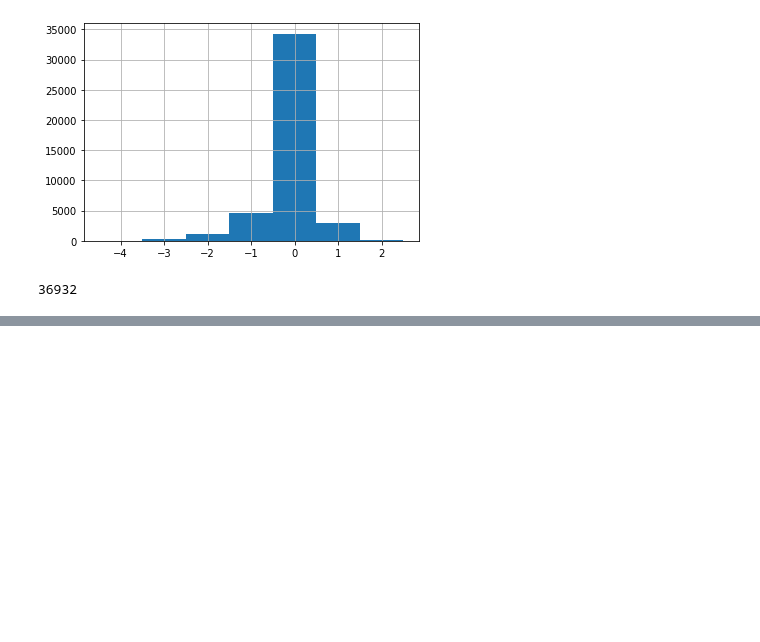
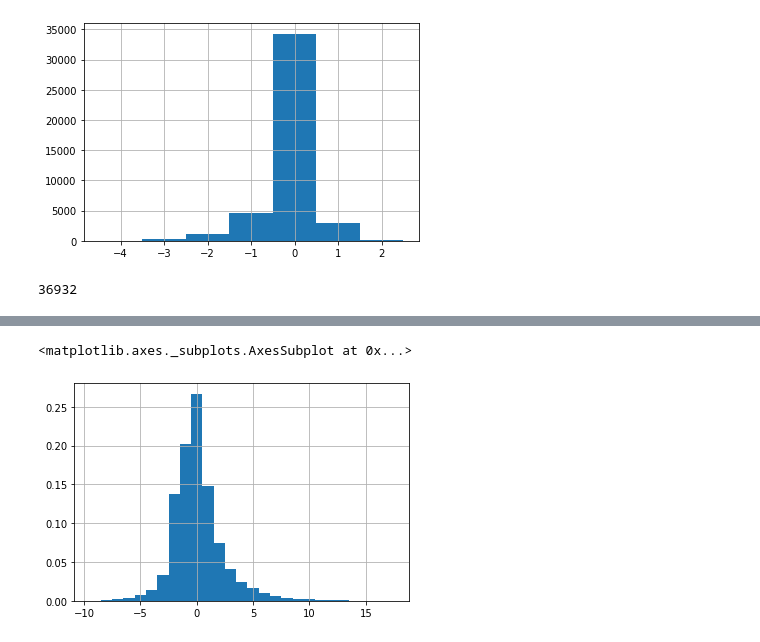
Before and after one commit to pakshingho/ESG, a Jupyter notebook: KLD_Compustat.ipynb, the cells around one changed output, grey strips where cells are left out. Drawn from its saved outputs; the diff is of its cells as text; code cells hidden in the pictures; blank space fills up the shorter version.

Commit message:
Constructed ratios in KLD_Compustat.ipynb

```diff
--- a/KLD_Compustat.ipynb
+++ b/KLD_Compustat.ipynb
@@ -5,7 +5,7 @@ import pandas as pd
 import numpy as np
 import matplotlib.pyplot as plt
 # %%
-data = pd.read_csv('KLD_Compustat.csv')
+data = pd.read_csv('KLD_Compustat.csv', dtype={'gvkey': str})
 data.shape
 # %% [output]
 (43331, 1122)
@@ -608,0 +637,10 @@ data['ESG_PRO'].hist(bins=7, align='left')
+# %%
+CGOV_pos = data.columns[data.columns.str.contains("cgov_str") & ~data.columns.str.contains("cgov_str_num")]
+data['CGOV_pos'] = data[CGOV_pos].sum(axis=1)
+
+CGOV_neg = data.columns[data.columns.str.contains("cgov_con") & ~data.columns.str.contains("cgov_con_num")]
+data['CGOV_neg'] = data[CGOV_neg].sum(axis=1)
+
+data['ESG_CGOV'] = data['CGOV_pos'] - data['CGOV_neg']
+
+KLD_col_list.extend(['CGOV_pos', 'CGOV_neg', 'ESG_CGOV'])
@@ -608,0 +666,11 @@ data['ESG_PRO'].hist(bins=7, align='left')
+# %%
+data['ESG_A_ex_CG_pos'] = data['COM_pos'] + data['DIV_pos'] + data['EMP_pos'] + data['ENV_pos'] + data['HUM_pos'] + data['PRO_pos']
+data['ESG_A_ex_CG_neg'] = data['COM_neg'] + data['DIV_neg'] + data['EMP_neg'] + data['ENV_neg'] + data['HUM_neg'] + data['PRO_neg']
+data['ESG Pos-Neg Ex-CG Index'] = data['ESG_A_ex_CG_pos'] - data['ESG_A_ex_CG_neg']
+
+data['ESG_A_pos'] = data['ESG_A_ex_CG_pos'] + data['CGOV_pos']
+data['ESG_A_neg'] = data['ESG_A_ex_CG_neg'] + data['CGOV_neg']
+data['ESG Pos-Neg A Index'] = data['ESG_A_pos'] - data['ESG_A_neg']
+
+KLD_col_list.extend(['ESG_A_ex_CG_pos', 'ESG_A_ex_CG_neg', 'ESG Pos-Neg Ex-CG Index',
+                'ESG_A_pos', 'ESG_A_neg', 'ESG Pos-Neg A Index'])
@@ -608,0 +701,5 @@ data['ESG_PRO'].hist(bins=7, align='left')
+# %%
+data['ESG Pos-Neg Ex-CG Index'].hist(bins=27, align='left', density=True)
+# %% [output]
+<matplotlib.axes._subplots.AxesSubplot at 0x...>
+[figure, added]
```
Also changed, not shown: parts of 65 cells of this notebook.
